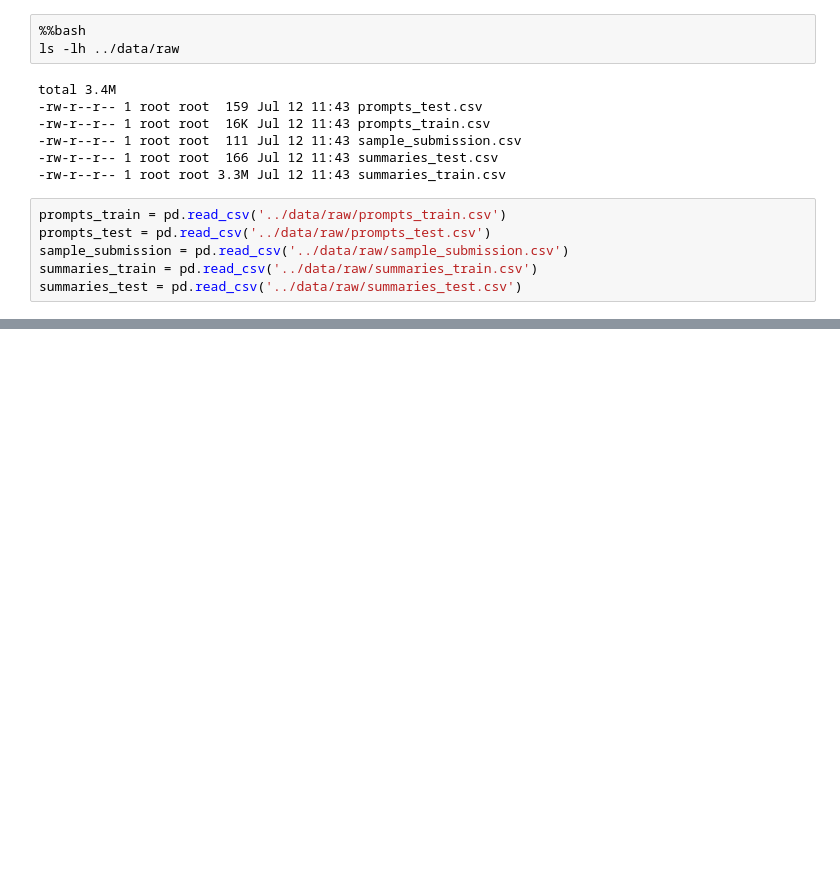
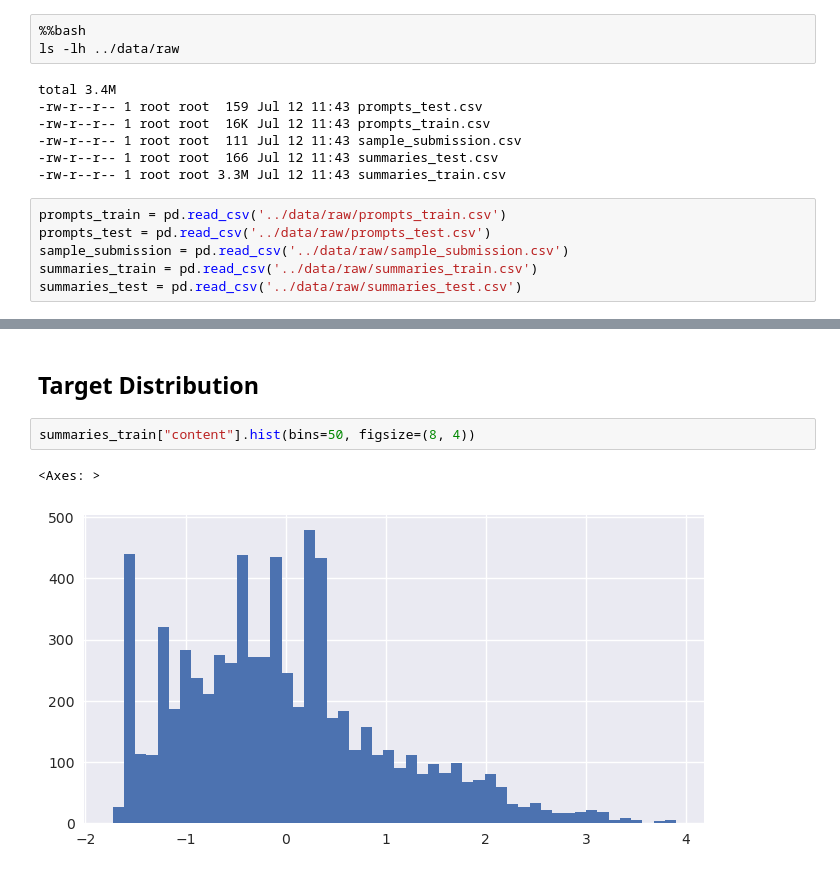
Before and after one commit to konumaru/CommonLit2023, a Jupyter notebook: notebook/eda.ipynb, the cells around one changed output, grey strips where cells are left out. Drawn from its saved outputs; the diff is of its cells as text; blank space fills up the shorter version.

```diff
--- a/notebook/eda.ipynb
+++ b/notebook/eda.ipynb
@@ -23,0 +112,7 @@ a
+# %% [markdown]
+## Target Distribution
+# %%
+summaries_train["content"].hist(bins=50, figsize=(8, 4))
+# %% [output]
+<Axes: >
+[figure, added]
```
Also changed, not shown: parts of 25 cells of this notebook, 1 other file.
